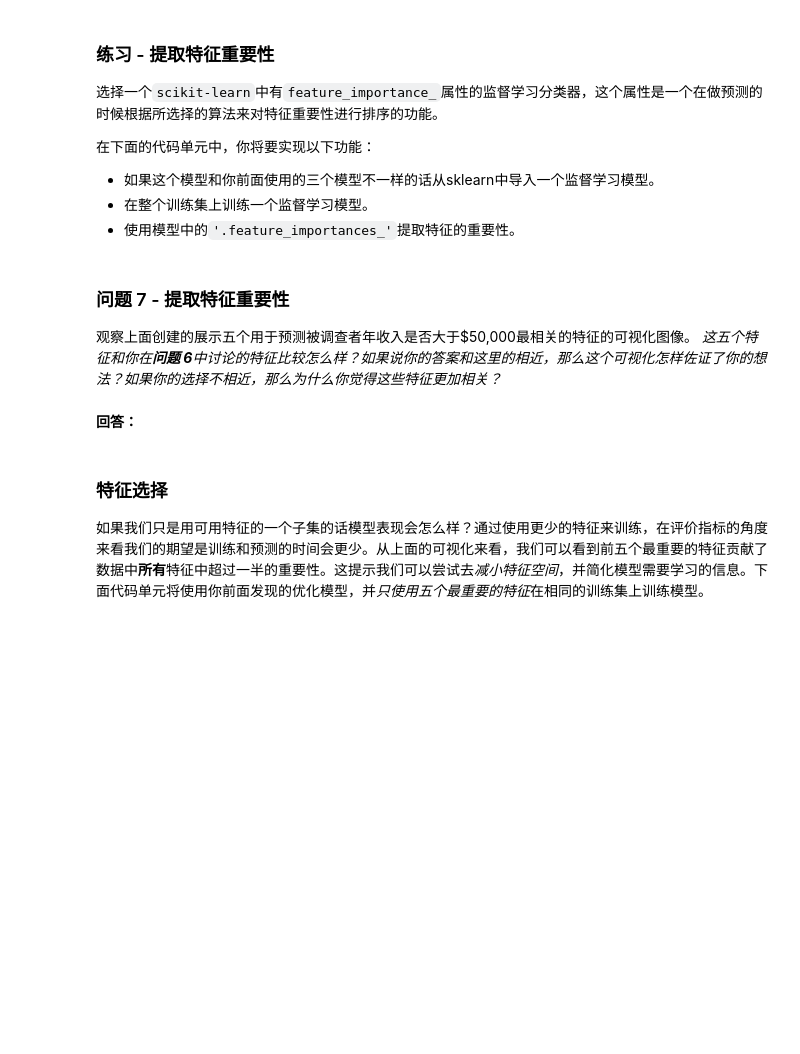
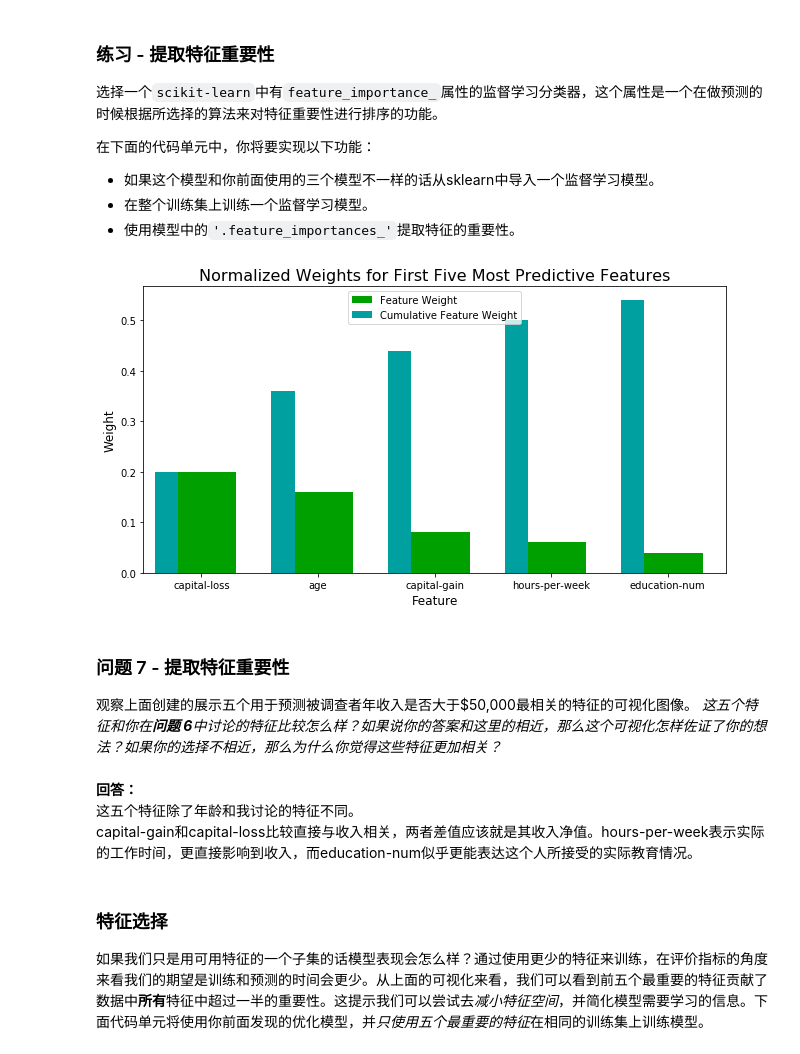
Before and after one commit to jtang145/machine-learning-courses, a Jupyter notebook: finding_donors/finding_donors.ipynb, the cells around one changed output. Cells and saved outputs as stored; diff of their text form; code cells hidden in the pictures; blank space fills up the shorter version.

```diff
--- a/finding_donors/finding_donors.ipynb
+++ b/finding_donors/finding_donors.ipynb
@@ -472,22 +483,27 @@ _在这十三个记录中，你认为哪五个特征对于预测是最重要的
  - 在整个训练集上训练一个监督学习模型。
  - 使用模型中的`'.feature_importances_'`提取特征的重要性。
 # %%
-# TODO：导入一个有'feature_importances_'的监督学习模型
-
-# TODO：在训练集上训练一个监督学习模型
-model = None
+# ：导入一个有'feature_importances_'的监督学习模型
+from sklearn.ensemble import AdaBoostClassifier
+# ：在训练集上训练一个监督学习模型
+clf = AdaBoostClassifier()
+model = clf.fit(X_train, y_train)
 
 # TODO： 提取特征重要性
-importances = None
+importances = model.feature_importances_
 
 # 绘图
 vs.feature_plot(importances, X_train, y_train)
+# %% [output]
+[figure, added]
 # %% [markdown]
 ### 问题 7 - 提取特征重要性
 观察上面创建的展示五个用于预测被调查者年收入是否大于\$50,000最相关的特征的可视化图像。
 _这五个特征和你在**问题 6**中讨论的特征比较怎么样？如果说你的答案和这里的相近，那么这个可视化怎样佐证了你的想法？如果你的选择不相近，那么为什么你觉得这些特征更加相关？_
-# %% [markdown]
-**回答：**
+# %% [markdown]
+**回答：**
+这五个特征除了年龄和我讨论的特征不同。
+capital-gain和capital-loss比较直接与收入相关，两者差值应该就是其收入净值。hours-per-week表示实际的工作时间，更直接影响到收入，而education-num似乎更能表达这个人所接受的实际教育情况。
 # %% [markdown]
 ### 特征选择
 
```
Also changed, not shown: parts of 12 cells of this notebook, 1 other file.
